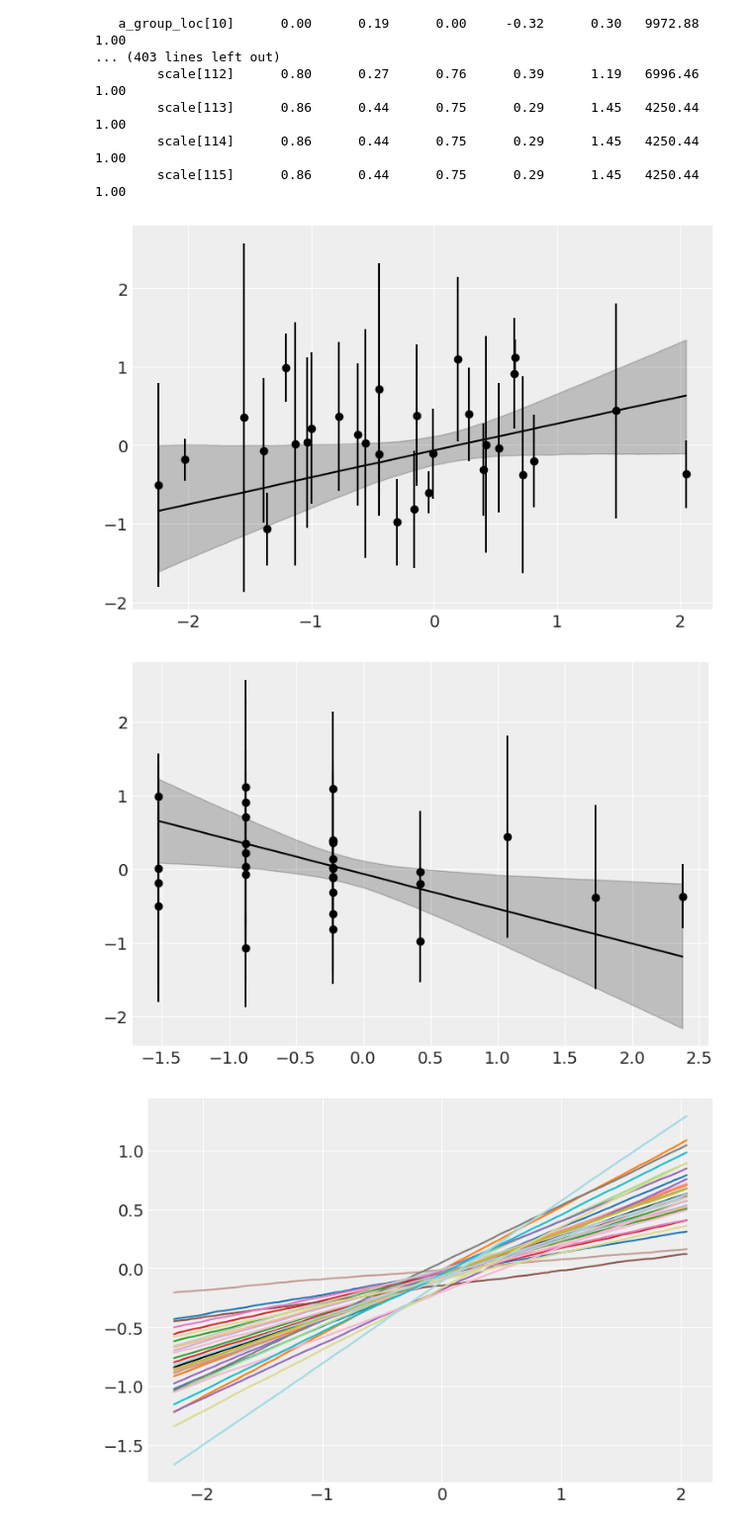
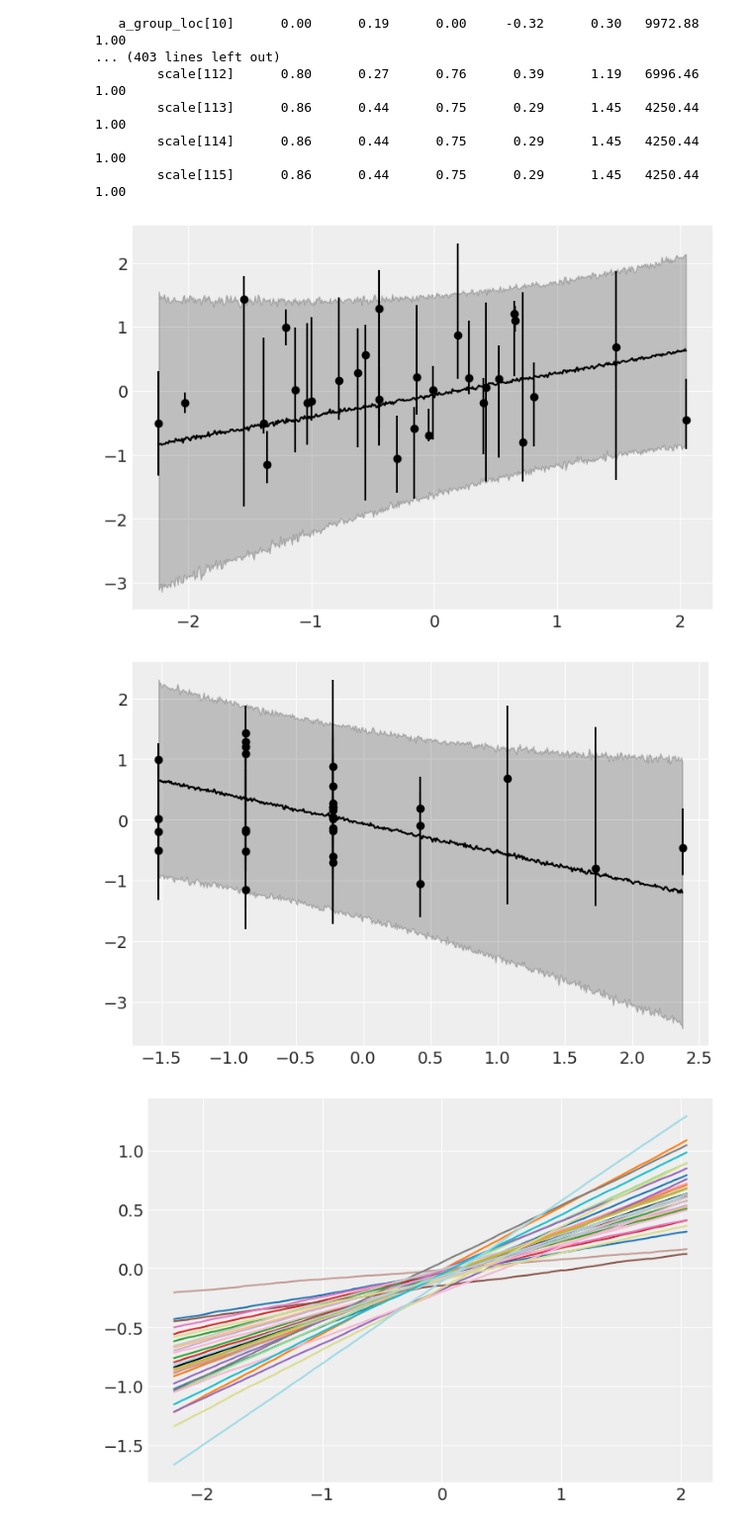
Before and after one commit to jgraving/rethinking-numpyro, a Jupyter notebook: notebooks/05_the_many_variables_and_the_spurious_waffles.ipynb, the cells around one changed output. Shown at 99% size. Drawn from its saved outputs; the diff is of its cells as text; code cells hidden in the pictures.

Commit message:
Plot median and percentiles for posterior check

```diff
--- a/notebooks/05_the_many_variables_and_the_spurious_waffles.ipynb
+++ b/notebooks/05_the_many_variables_and_the_spurious_waffles.ipynb
@@ -1201,45 +1201,57 @@ A_seq = jnp.linspace(d.groupby("group").mean()["A"].min(),
                      d.groupby("group").mean()["A"].max(),
                      num=500)
 G_seq = jnp.linspace(d.groupby("group").mean()["G"].min(),
                      d.groupby("group").mean()["G"].max(),
                      num=500)
 
 post_pred = Predictive(m_5H2.model, post_5H2)(random.PRNGKey(2), G=0, A=A_seq, group=None)
 
-mu_PI = jnp.percentile(post_pred["loc"], [50, 5.5, 94.5], axis=0)
+mu_PI = jnp.percentile(post_pred["W"], [50, 5.5, 94.5], axis=0)
 
 #plt.scatter(d.groupby("group").mean()["A"].values, d.groupby("group").mean()["W"].values)
 plt.errorbar(
-    x=d.groupby("group").mean()["A"].values,
-    y=d.groupby("group").mean()["W"].values,
-    xerr=d.groupby("group").std()["A"].values,
-    yerr=d.groupby("group").std()["W"].values,
+    x=d.groupby("group").median()["A"].values,
+    y=d.groupby("group").median()["W"].values,
+    xerr=np.stack([
+        d.groupby("group").median()["A"].values - d.groupby("group").quantile(0.055)["A"].values,
+        d.groupby("group").quantile(0.945)["A"].values - d.groupby("group").median()["A"].values,
+    ]),
+    yerr=np.stack([
+        d.groupby("group").median()["W"].values - d.groupby("group").quantile(0.055)["W"].values,
+        d.groupby("group").quantile(0.945)["W"].values - d.groupby("group").median()["W"].values,
+    ]),
     fmt='ko'
 )
 
 
 plt.plot(A_seq, mu_PI[0], "k-")
 plt.fill_between(A_seq, mu_PI[1], mu_PI[2], color="k", alpha=0.2)
 plt.show()
 
 post_pred = Predictive(m_5H2.model, post_5H2)(random.PRNGKey(2), G=G_seq, A=0, group=None)
 
-mu_PI = jnp.percentile(post_pred["loc"], [50, 5.5, 94.5], axis=0)
+mu_PI = jnp.percentile(post_pred["W"], [50, 5.5, 94.5], axis=0)
 
 #plt.scatter(d.groupby("group").mean()["G"].values, d.groupby("group").mean()["W"].values)
 plt.errorbar(
-    x=d.groupby("group").mean()["G"].values,
-    y=d.groupby("group").mean()["W"].values,
-    xerr=d.groupby("group").std()["G"].values,
-    yerr=d.groupby("group").std()["W"].values,
+    x=d.groupby("group").median()["G"].values,
+    y=d.groupby("group").median()["W"].values,
+    xerr=np.stack([
+        d.groupby("group").median()["G"].values - d.groupby("group").quantile(0.055)["G"].values,
+        d.groupby("group").quantile(0.945)["G"].values - d.groupby("group").median()["G"].values,
+    ]),
+    yerr=np.stack([
+        d.groupby("group").median()["W"].values - d.groupby("group").quantile(0.055)["W"].values,
+        d.groupby("group").quantile(0.945)["W"].values - d.groupby("group").median()["W"].values,
+    ]),
     fmt='ko'
 )
 plt.plot(G_seq, mu_PI[0], "k-")
 plt.fill_between(G_seq, mu_PI[1], mu_PI[2], color="k", alpha=0.2)
 plt.show()
 # %% [output]
-[figure, old version]
+[figure, new version]
-[figure, old version]
+[figure, new version]
 # %%
 color = plt.cm.tab20(np.linspace(0, 1, 30))
 post_pred = Predictive(m_5H2.model, post_5H2)(random.PRNGKey(2), G=0, A=A_seq, group=None)
```
